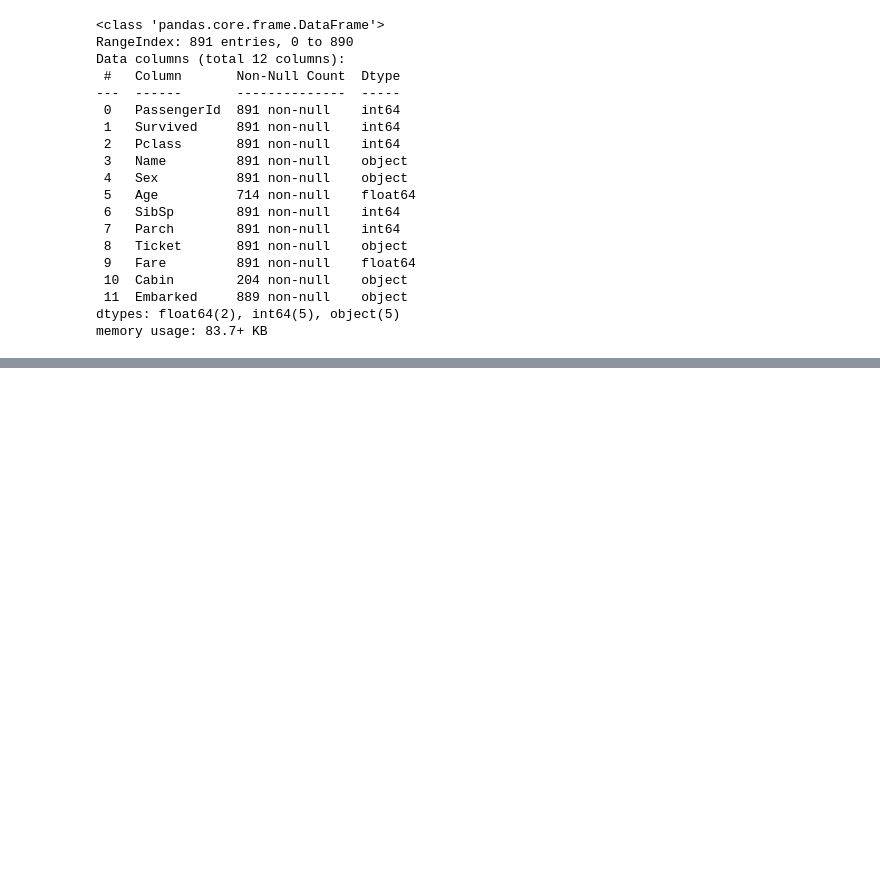
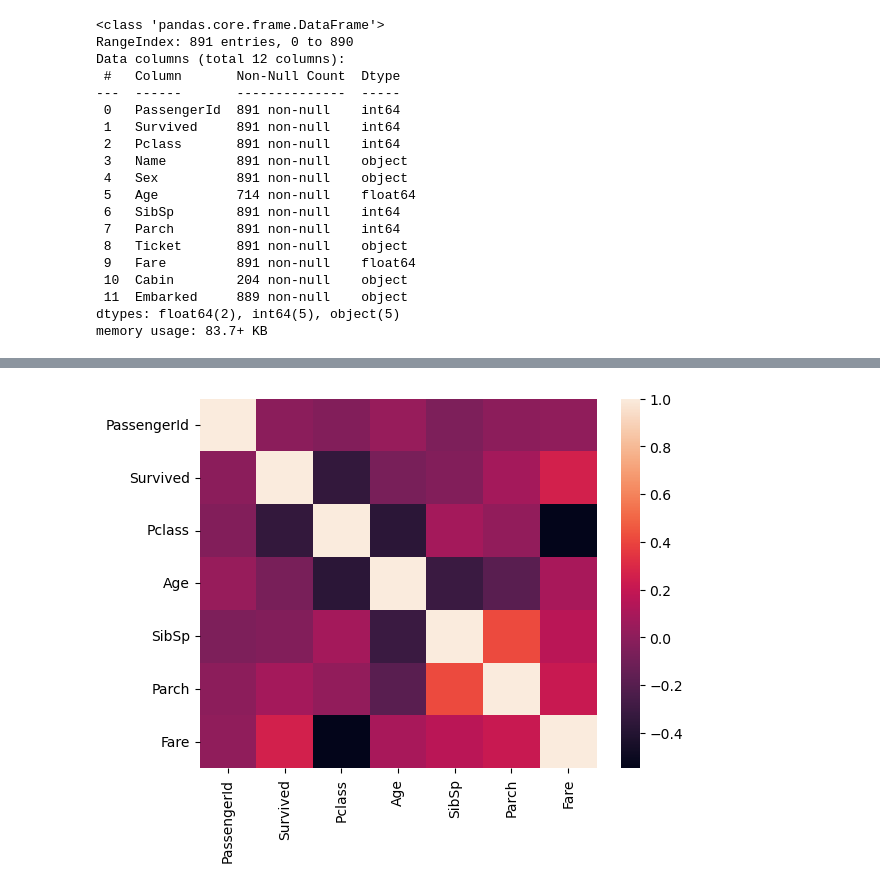
Before and after one commit to centralpenguin/DataScience, a Jupyter notebook: Titanic/Untitled.ipynb, the cells around one changed output, grey strips where cells are left out. Saved outputs shown, nothing was run; the diff lists cells and outputs as text; code cells hidden in the pictures; blank space fills up the shorter version.

```diff
--- a/Titanic/Untitled.ipynb
+++ b/Titanic/Untitled.ipynb
@@ -54,3 +65,6 @@ temp = pd.DataFrame()
 # %%
-temp["Ageisnull"] = train_data["Age"].isnull()
+sns.heatmap(train_data.corr())
+plt.show()
+# %% [output]
+[figure, added]
 # %%
```
Also changed, not shown: parts of 8 cells of this notebook.
